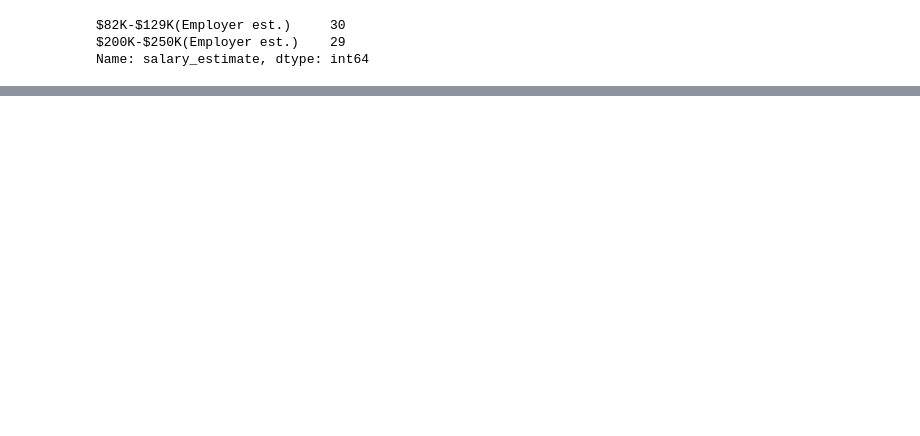
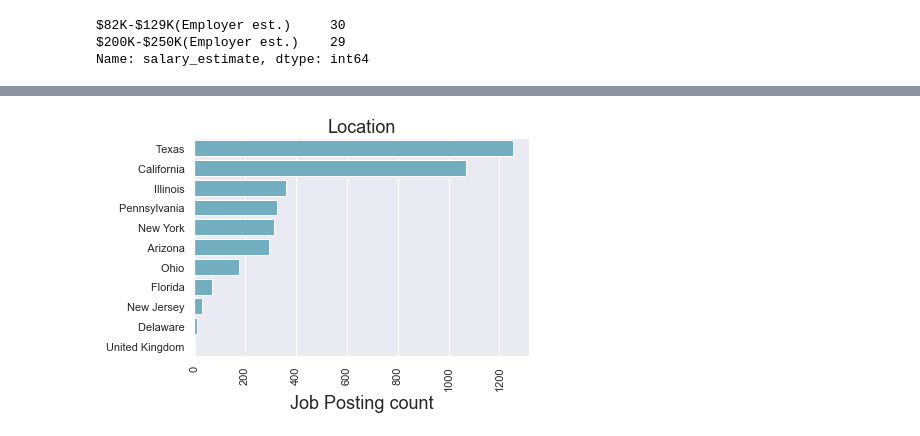
Before and after one commit to mariangelabonghi/DataAnalysis, a Jupyter notebook: DataScientistJob/DataScientistJobs.ipynb, the cells around one changed output, grey strips where cells are left out. Drawn from its saved outputs; the diff is of its cells as text; code cells hidden in the pictures; blank space fills up the shorter version.

```diff
--- a/DataScientistJob/DataScientistJobs.ipynb
+++ b/DataScientistJob/DataScientistJobs.ipynb
@@ -317,0 +371,10 @@ Name: revenue, dtype: int64
+# %%
+df_location=df_copy.location.value_counts()
+# %%
+color_graph=sns.color_palette()[9]
+sns.barplot(x=df_location, y=df_location.index.values,color=color_graph)
+plt.xticks(rotation=90)
+plt.title('Location',fontsize=18)
+plt.xlabel('Job Posting count',fontsize=18);
+# %% [output]
+[figure, added]
```
Also changed, not shown: parts of 77 cells of this notebook.
